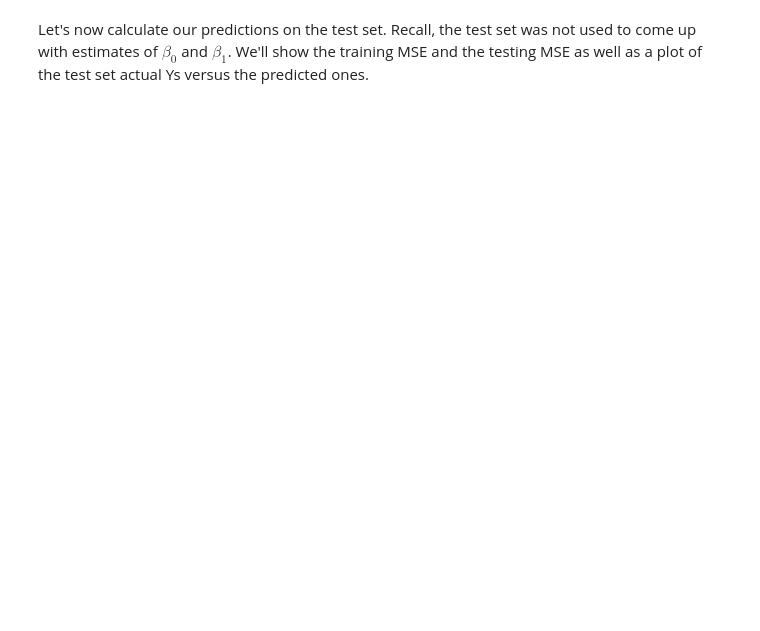
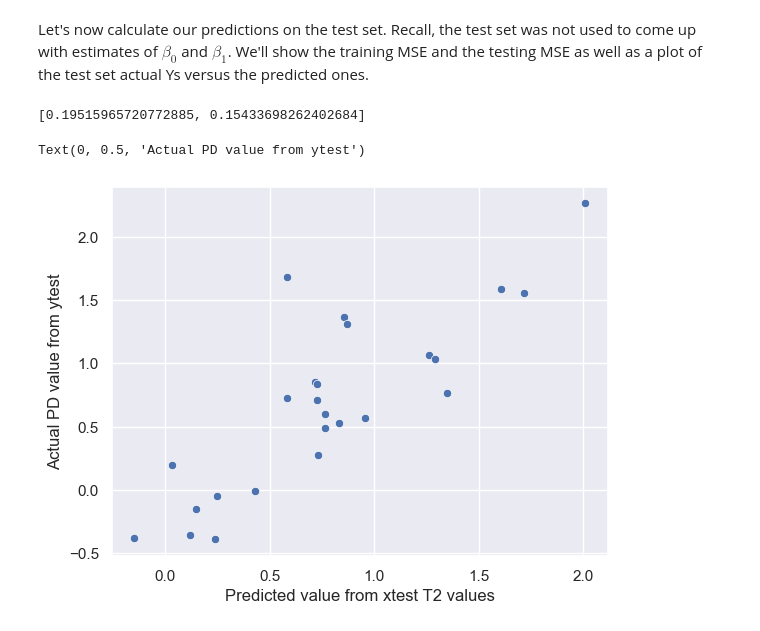
Before and after one commit to smart-stats/ds4bio_book, a Jupyter notebook: book/regression.ipynb, the cells around one changed output. Cells and saved outputs as stored; diff of their text form; code cells hidden in the pictures; blank space fills up the shorter version.

```diff
--- a/book/regression.ipynb
+++ b/book/regression.ipynb
@@ -110,12 +115,16 @@ Let's now calculate our predictions on the test set. Recall, the test set was no
 # %%
 yhat_test = beta0 + beta1 * xtest
 yhat_train = beta0 + beta1 * xtrain
 
 ## claculate the MSE in the training and test sets
 print([ np.mean( (ytrain - yhat_train) ** 2),
         np.mean( (ytest -  yhat_test) ** 2 ) ])
 
 
-sns.scatterplot(yhat_test, ytest)
+sns.scatterplot(x=yhat_test, y=ytest)
 plt.xlabel('Predicted value from xtest T2 values')
 plt.ylabel('Actual PD value from ytest')
+# %% [output]
+[0.19515965720772885, 0.15433698262402684]
+Text(0, 0.5, 'Actual PD value from ytest')
+[figure, added]
```
Also changed, not shown: parts of 2 cells of this notebook.
